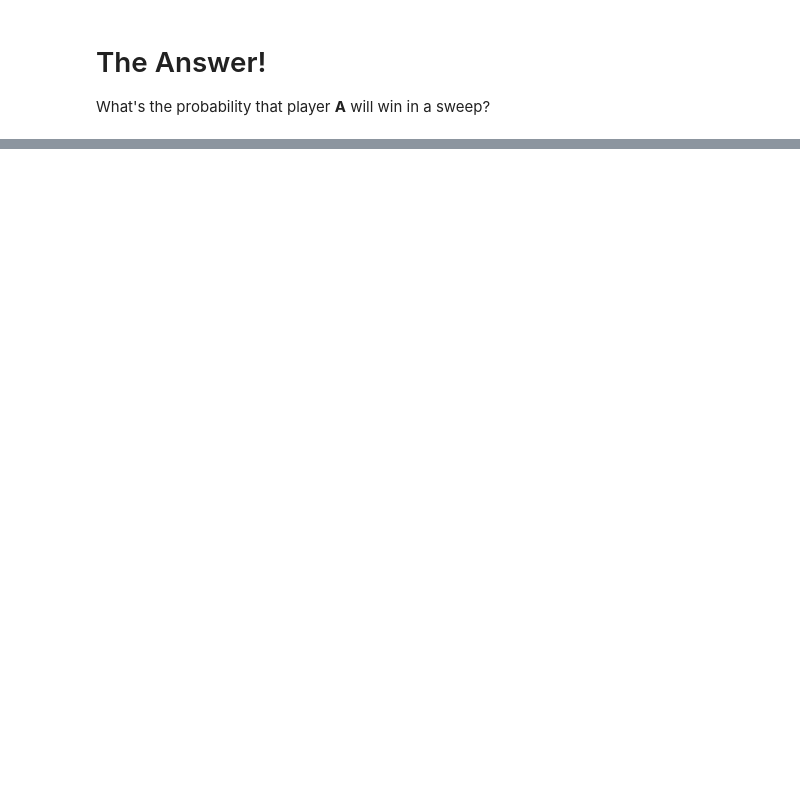
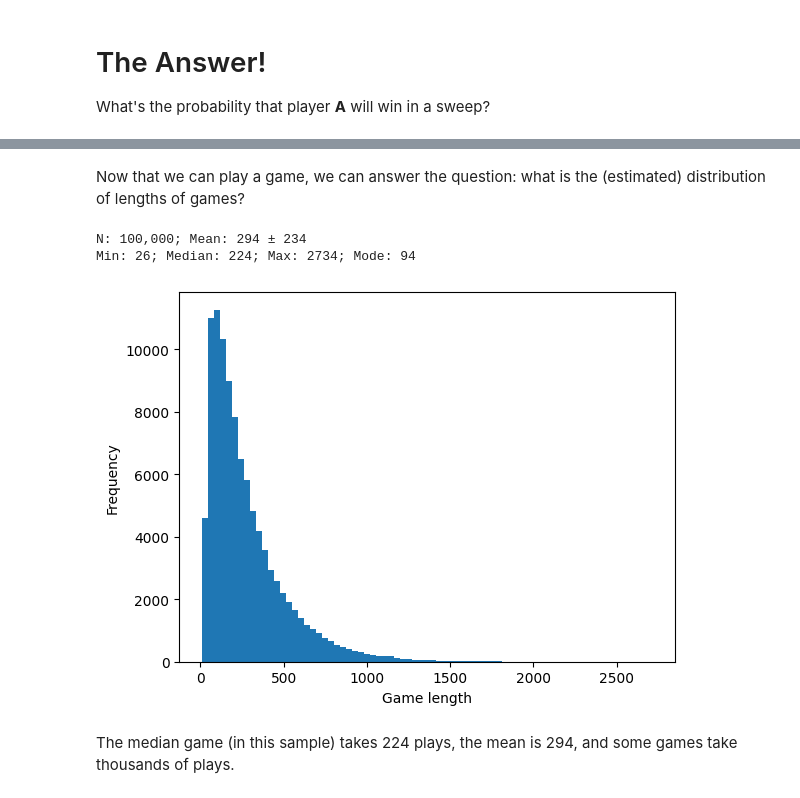
Before and after one commit to norvig/pytudes, a Jupyter notebook: ipynb/war.ipynb, the cells around one changed output, grey strips where cells are left out. Cells and saved outputs as stored; diff of their text form; code cells hidden in the pictures; blank space fills up the shorter version.

```diff
--- a/ipynb/war.ipynb
+++ b/ipynb/war.ipynb
@@ -283,0 +392,21 @@ deck(2, 5):  p = 0.0040; ∆ = 0.000000000
+# %%
+State = namedtuple('State', 'A, B, played, down')         # Type fof state of the game
+Game  = Iterable[State]                                   # Type for a game history
+
+def simulate_game(deck: Deck) -> Game:
+    """Deal the cards and play a random game of War, yielding the state each play."""
+    down = 0
+    played = []
+    A, B = Deck(list(deck)[0::2]), Deck(list(deck)[1::2]) # Deal cards to A and B
+    yield State(A, B, played, down)                       # The state at the start of the game
+    while A and B:
+        played += [a := A.popleft(), b := B.popleft()]
+        if down > 0:                                      # In a war: these cards are face-down
+            down -= 1
+        elif a == b:                                      # A tie starts a war
+            down = DOWN
+        else:                                             # One player wins all the played cards
+            winner = (A if a > b else B)
+            winner.extend(shuffle(played))
+            played = []
+        yield State(A, B, played, down)                   # The state at the end of a play
@@ -283,0 +451,4 @@ deck(2, 5):  p = 0.0040; ∆ = 0.000000000
+# %%
+random.seed(32)
+deck = shuffle(make_deck(6, 2))
+show_game(simulate_game(deck))
@@ -283,0 +473,22 @@ deck(2, 5):  p = 0.0040; ∆ = 0.000000000
+# %% [markdown]
+Now that we can play a game, we can answer the question: what is the (estimated) distribution of lengths of games?
+# %%
+def game_lengths(deck, N=100_000) -> List[int]:
+    """Lengths (in plays) of N games played from randomly shuffled `deck`."""
+    return [len(list(simulate_game(d))) - 1 # Subtract one because the initial state isn't a play
+            for d in shuffles(deck, N)]
+
+def show_distribution(numbers: List[int], xlabel='Game length') -> None:
+    """Show a histogram and stats for `numbers`."""
+    print(f'N: {len(numbers):,d}; Mean: {mean(numbers):.0f} ± {stdev(numbers):.0f}\n'
+          f'Min: {min(numbers)}; Median: {median(numbers):.0f}; Max: {max(numbers)}; Mode: {mode(numbers)}')
+    plt.hist(numbers, align='left', bins=75)
+    plt.xlabel(xlabel); plt.ylabel('Frequency'); plt.show()
+# %%
+show_distribution(game_lengths(deck52))
+# %% [output]
+N: 100,000; Mean: 294 ± 234
+Min: 26; Median: 224; Max: 2734; Mode: 94
+[figure, added]
+# %% [markdown]
+The median game (in this sample) takes 224 plays, the mean is 294, and some games take thousands of plays.
```
Also changed, not shown: parts of 81 cells of this notebook, 1 other file.
